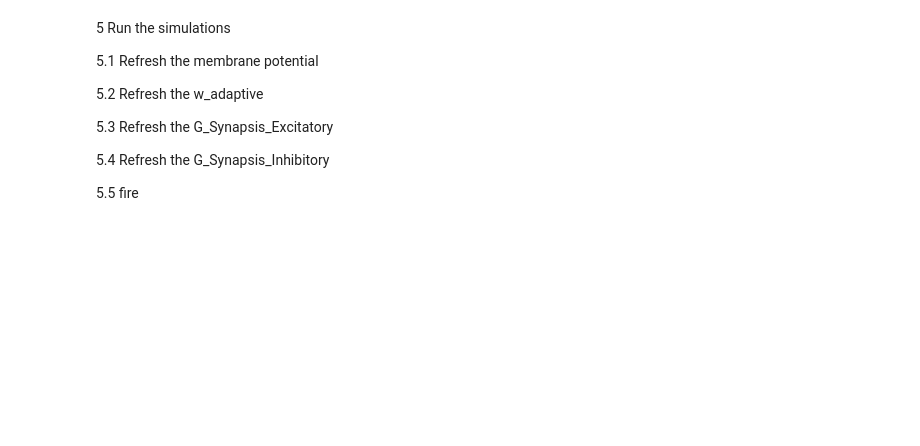
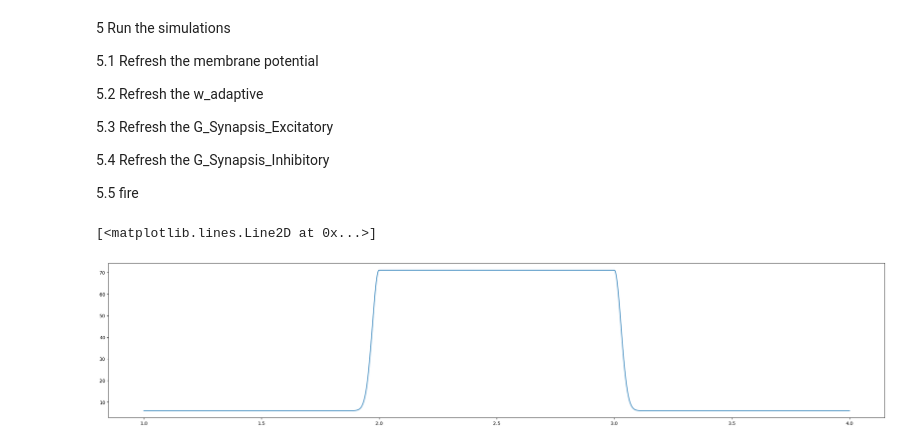
Before and after one commit to RogersSccot/17_BBQ, a Jupyter notebook: Seizure_Ref/My_AdEx_Network.ipynb, the cells around one changed output. Saved outputs shown, nothing was run; the diff lists cells and outputs as text; code cells hidden in the pictures; blank space fills up the shorter version.

```diff
--- a/Seizure_Ref/My_AdEx_Network.ipynb
+++ b/Seizure_Ref/My_AdEx_Network.ipynb
@@ -23,6 +23,12 @@ tick_time=0
 dt=0.1*ms
 # total time
 TotTime=4000*ms
+# time of fire
+global fire1_num
+global fire2_num
+fire1_num=0
+fire2_num=0
+time_sim=np.arange(0, TotTime, dt)
 # %% [markdown]
 # AdEx neuron model
 define its characteristic parameter
@@ -251,0 +286,6 @@ for tick_time in np.arange(0, TotTime, dt):
+# %%
+plt.figure(figsize=(30,6))
+plt.plot(time_sim[10000:40000], test_input[10000:40000])
+# %% [output]
+[<matplotlib.lines.Line2D at 0x...>]
+[figure, added]
```
Also changed, not shown: parts of 11 cells of this notebook.
